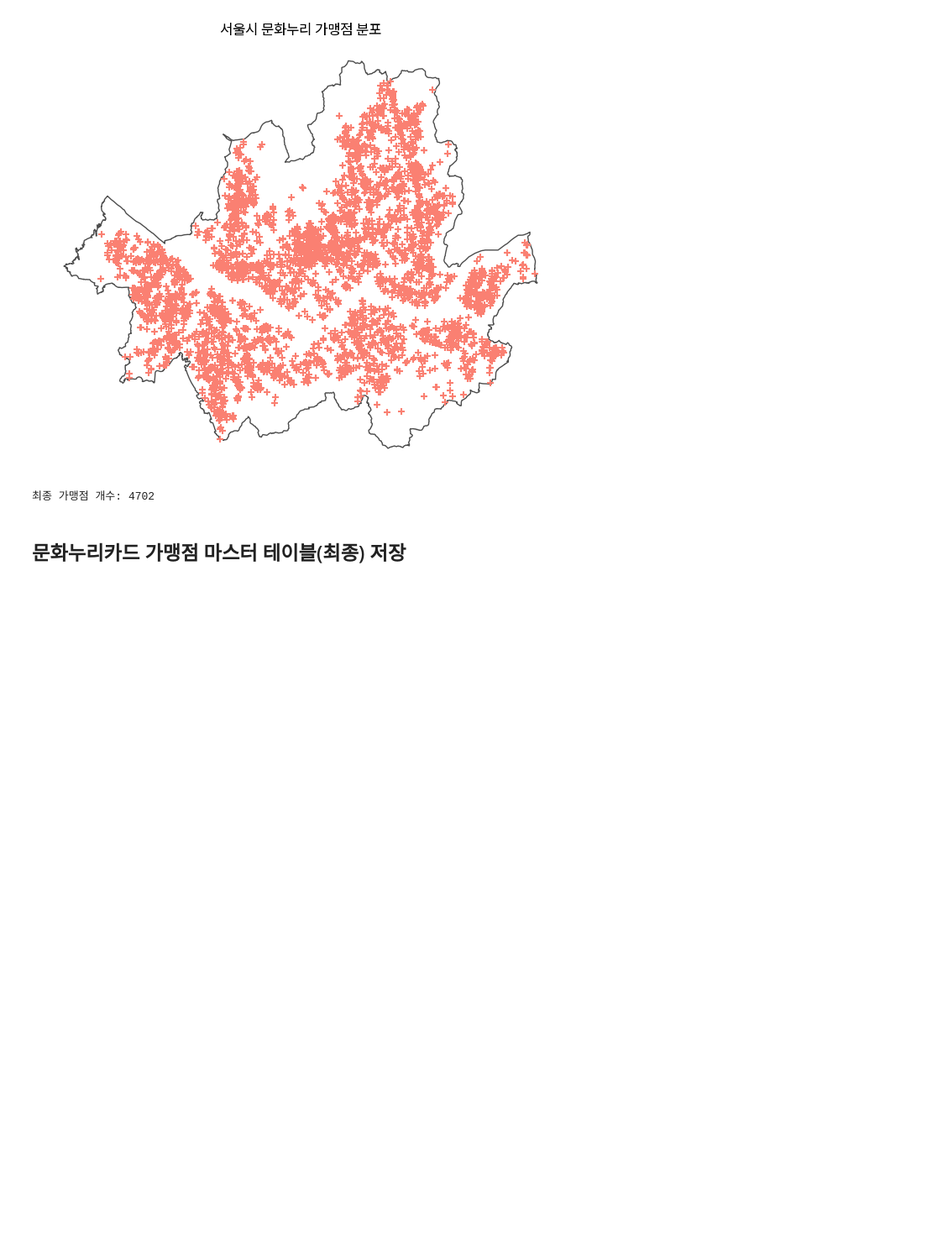
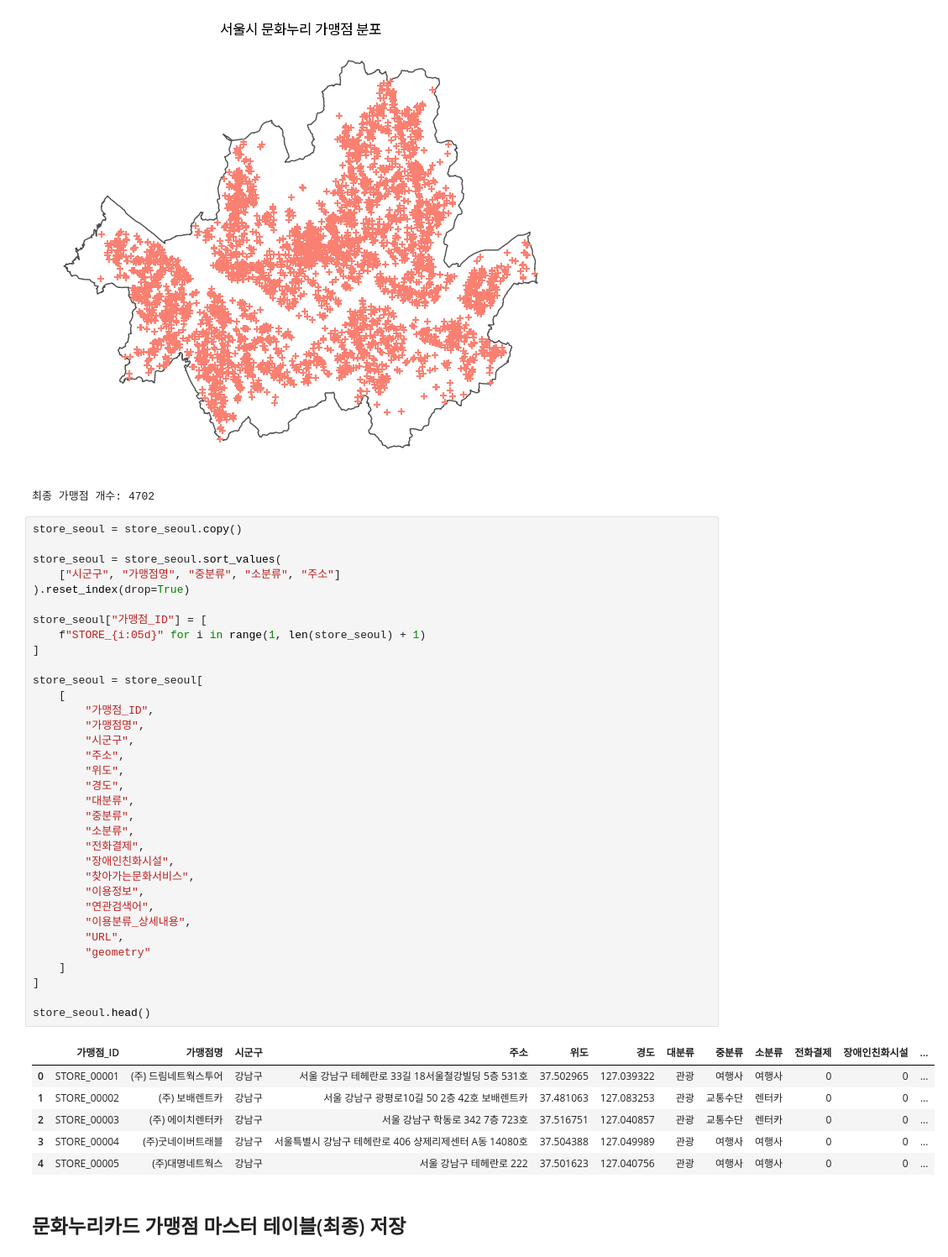
Before and after one commit to JHPark-kor/Oracle-Project, a Jupyter notebook: analysis_table/notebooks/04_mnc_store_master.ipynb, the cells around one changed output. Shown at 84% size. Drawn from its saved outputs; the diff is of its cells as text; blank space fills up the shorter version.

```diff
--- a/analysis_table/notebooks/04_mnc_store_master.ipynb
+++ b/analysis_table/notebooks/04_mnc_store_master.ipynb
@@ -518,6 +518,47 @@ EPSG:5186
 [figure]
 [figure]
 최종 가맹점 개수: 4702
+# %%
+store_seoul = store_seoul.copy()
+
+store_seoul = store_seoul.sort_values(
+    ["시군구", "가맹점명", "중분류", "소분류", "주소"]
+).reset_index(drop=True)
+
+store_seoul["가맹점_ID"] = [
+    f"STORE_{i:05d}" for i in range(1, len(store_seoul) + 1)
+]
+
+store_seoul = store_seoul[
+    [
+        "가맹점_ID",
+        "가맹점명",
+        "시군구",
+        "주소",
+        "위도",
+        "경도",
+        "대분류",
+        "중분류",
+        "소분류",
+        "전화결제",
+        "장애인친화시설",
+        "찾아가는문화서비스",
+        "이용정보",
+        "연관검색어",
+        "이용분류_상세내용",
+        "URL",
+        "geometry"
+    ]
+]
+
+store_seoul.head()
+# %% [output]
+|  | 가맹점_ID | 가맹점명 | 시군구 | 주소 | 위도 | 경도 | 대분류 | 중분류 | 소분류 | 전화결제 | 장애인친화시설 | ... |
+| 0 | STORE_00001 | (주) 드림네트웍스투어 | 강남구 | 서울 강남구 테헤란로 33길 18서울철강빌딩 5층 531호 | 37.502965 | 127.039322 | 관광 | 여행사 | 여행사 | 0 | 0 | ... |
+| 1 | STORE_00002 | (주) 보배렌트카 | 강남구 | 서울 강남구 광평로10길 50 2층 42호 보배렌트카 | 37.481063 | 127.083253 | 관광 | 교통수단 | 렌터카 | 0 | 0 | ... |
+| 2 | STORE_00003 | (주) 에이치렌터카 | 강남구 | 서울 강남구 학동로 342 7층 723호 | 37.516751 | 127.040857 | 관광 | 교통수단 | 렌터카 | 0 | 0 | ... |
+| 3 | STORE_00004 | (주)굿네이버트래블 | 강남구 | 서울특별시 강남구 테헤란로 406 샹제리제센터 A동 14080호 | 37.504388 | 127.049989 | 관광 | 여행사 | 여행사 | 0 | 0 | ... |
+| 4 | STORE_00005 | (주)대명네트웍스 | 강남구 | 서울 강남구 테헤란로 222 | 37.501623 | 127.040756 | 관광 | 여행사 | 여행사 | 0 | 0 | ... |
 # %% [markdown]
 ## 문화누리카드 가맹점 마스터 테이블(최종) 저장
 # %%
```
Also changed, not shown: parts of 1 cell of this notebook, 1 other file.
